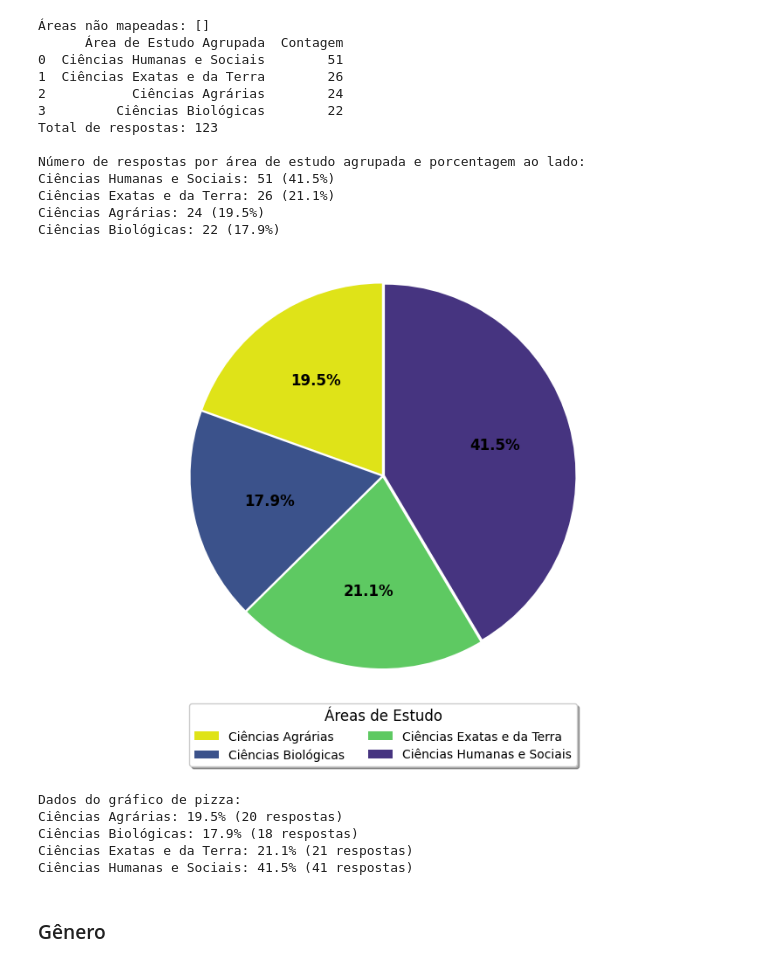
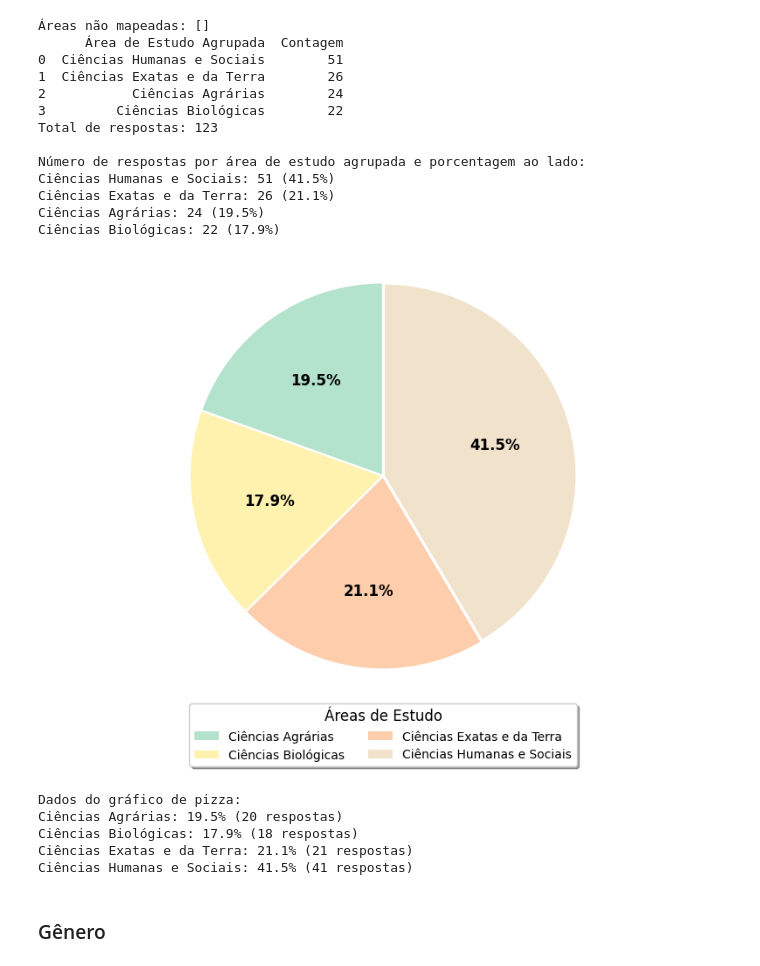
Before and after one commit to MariaLuiseB/Analise-TCC, a Jupyter notebook: areas_estudo_analises.ipynb, the cells around one changed output. Drawn from its saved outputs; the diff is of its cells as text; code cells hidden in the pictures.

```diff
--- a/areas_estudo_analises.ipynb
+++ b/areas_estudo_analises.ipynb
@@ -120,7 +120,7 @@ labels = df_grouped_areas['Área de Estudo Agrupada']  # Nomes das áreas agrupa
 sizes = df_grouped_areas['Contagem'] / df_grouped_areas['Contagem'].sum() * 100  # Porcentagens
 
 # Especificar cores da paleta viridis
-viridis = cm.get_cmap('viridis')
+viridis = cm.get_cmap('Pastel2_r')  # Paleta de cores viridis com 4 cores
 colors = [viridis(0.95), viridis(0.25), viridis(0.75), viridis(0.15)]  # Valores específicos da paleta
 
 # Criar o gráfico de pizza
@@ -144,34 +144,34 @@ for autotext in autotexts:
 # Adicionar uma legenda
 ax.legend(
     labels,
     loc='lower center',
     bbox_to_anchor=(0.5, -0.2),
     ncol=2,
     title='Áreas de Estudo',
     title_fontsize=12,
     fontsize=10,
     fancybox=True,
     shadow=True
 )
 
 # Garantir que o gráfico seja circular
 ax.axis('equal')
 
 # Exibir o gráfico
 plt.tight_layout()
 plt.show()
 
 # Imprimir as áreas de estudo agrupadas, suas contagens e porcentagens
 print("\nDados do gráfico de pizza:")
 for area, contagem in zip(labels, sizes):
     porcentagem = contagem / sum(sizes) * 100
     print(f"{area}: {contagem:.1f}% ({contagem:.0f} respostas)")
 
 
 # salvar numa pasta chamada 'figuras'
 fig.savefig('figuras/grafico_areas_estudo.png', bbox_inches='tight', dpi=300)
 # %% [output]
-[figure, old version]
+[figure, new version]
 Dados do gráfico de pizza:
 Ciências Agrárias: 19.5% (20 respostas)
 Ciências Biológicas: 17.9% (18 respostas)
```
Also changed, not shown: parts of 3 cells of this notebook, 4 other files.
